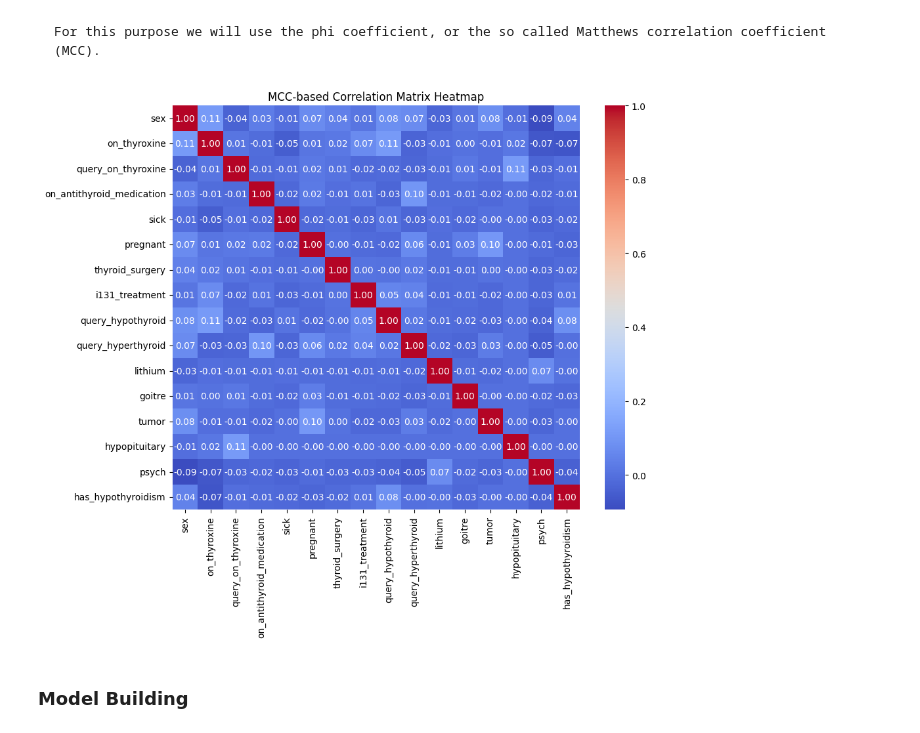
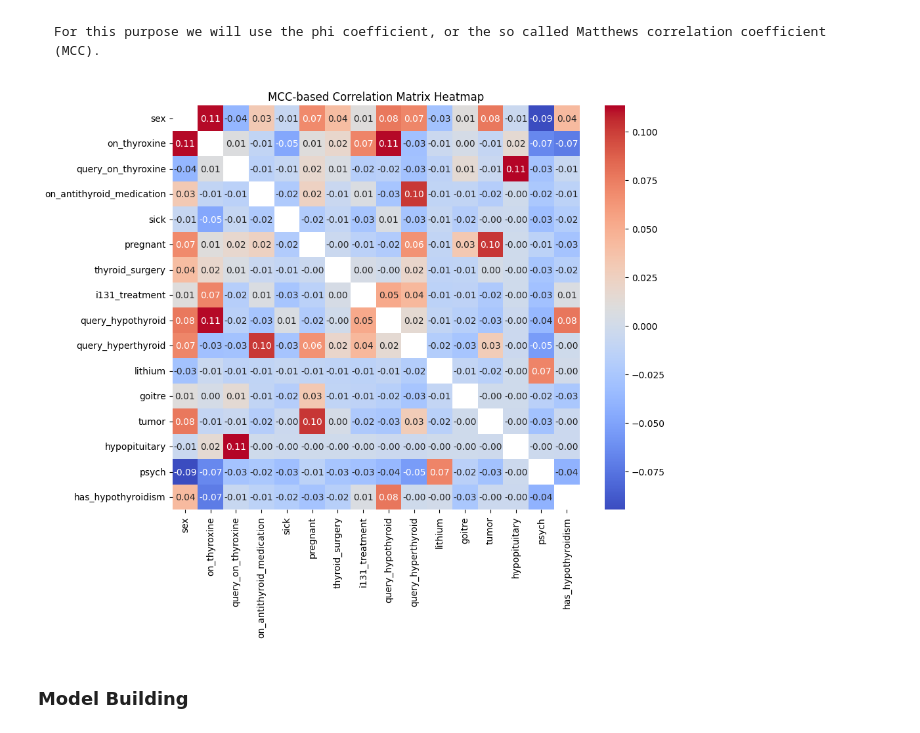
Before and after one commit to kchomakova/ai_upskill_2025_datascience, a Jupyter notebook: notebooks/Predict Hypothyroidism.ipynb, the cells around one changed output. Saved outputs shown, nothing was run; the diff lists cells and outputs as text; code cells hidden in the pictures.

```diff
--- a/notebooks/Predict Hypothyroidism.ipynb
+++ b/notebooks/Predict Hypothyroidism.ipynb
@@ -571,19 +571,19 @@ plt.show()
 # %%
 mcc_matrix = pd.DataFrame(index=dataset_categorical.columns, columns=dataset_categorical.columns)
 
 for col1 in dataset_categorical.columns:
     for col2 in dataset_categorical.columns:
         mcc = matthews_corrcoef(dataset_categorical[col1], dataset_categorical[col2])
         mcc_matrix.loc[col1, col2] = mcc
 
-np.fill_diagonal(mcc_matrix.values, 1)
+np.fill_diagonal(mcc_matrix.values, np.nan)
 
 plt.figure(figsize=(10, 8))
 sns.heatmap(mcc_matrix.astype(float), annot=True, cmap='coolwarm', fmt='.2f')
 plt.title('MCC-based Correlation Matrix Heatmap')
 plt.show()
 # %% [output]
-[figure, old version]
+[figure, new version]
 # %% [markdown]
 ### Model Building
 # %%
```
